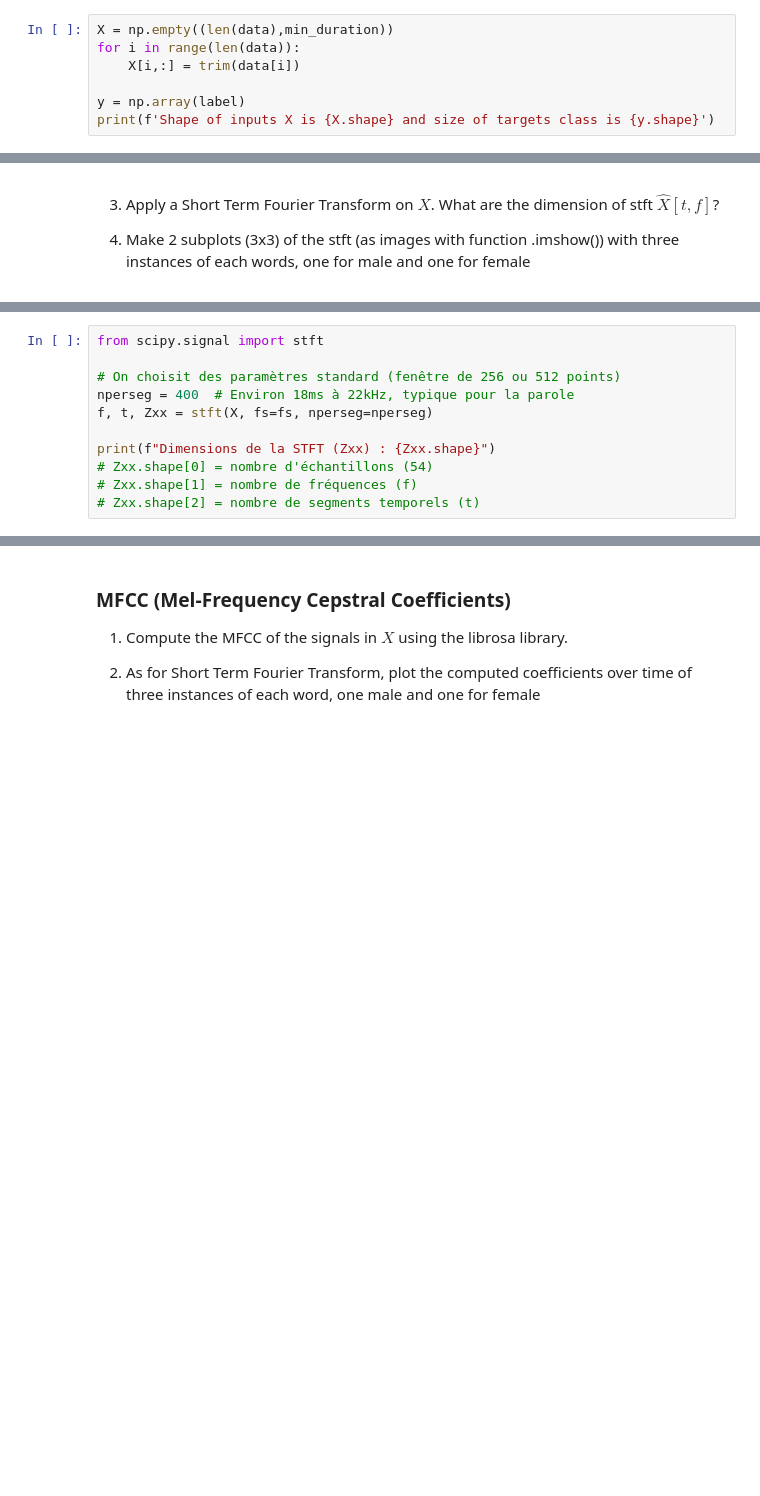
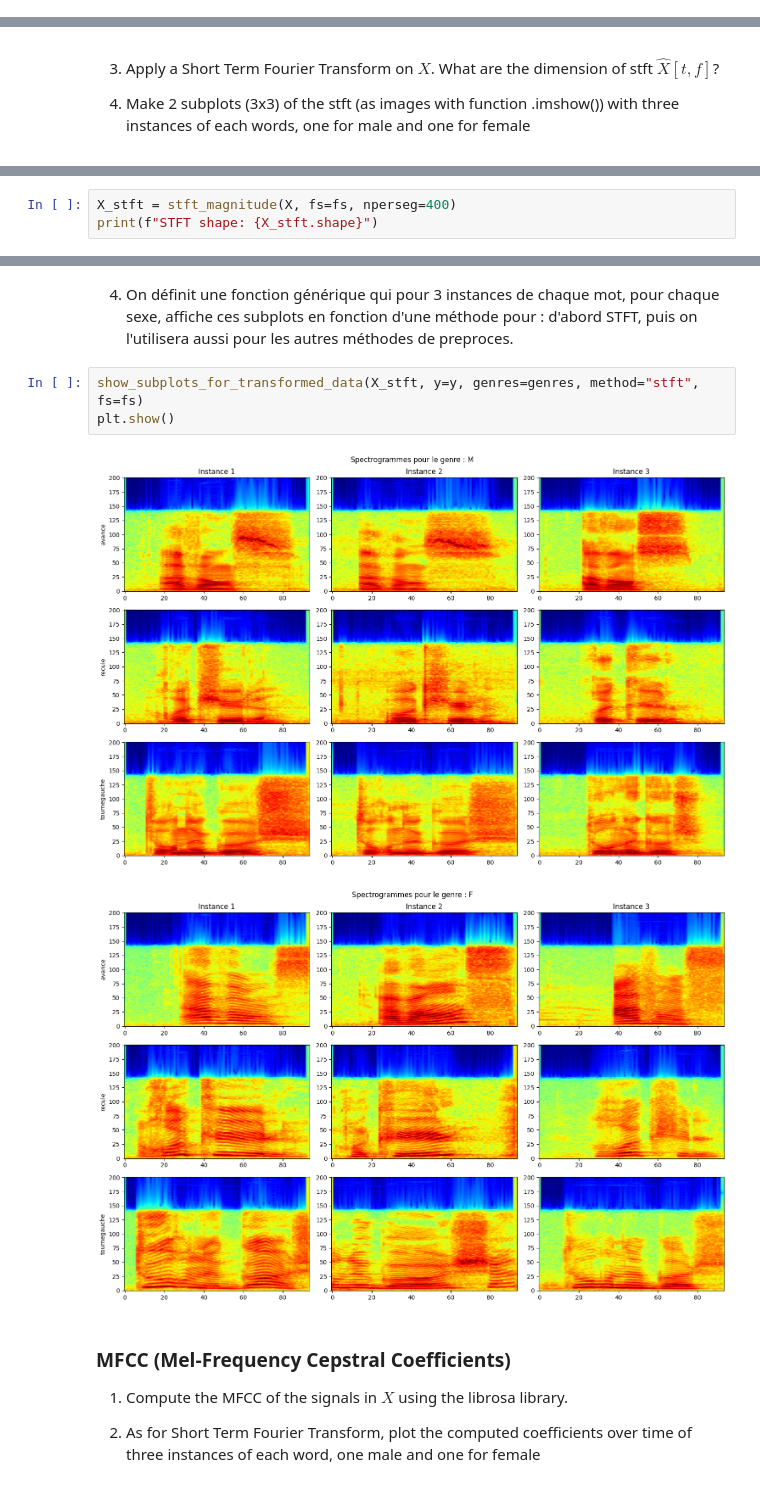
Before and after one commit to yro7/projet_ML, a Jupyter notebook: projet_fil_rouge/PROJET_RENDU.ipynb, the cells around one changed output, grey strips where cells are left out. Saved outputs shown, nothing was run; the diff lists cells and outputs as text; blank space fills up the shorter version.

```diff
--- a/projet_fil_rouge/PROJET_RENDU.ipynb
+++ b/projet_fil_rouge/PROJET_RENDU.ipynb
@@ -126,7 +85,0 @@ def trim(record):
-# %%
-X = np.empty((len(data),min_duration))
-for i in range(len(data)):
-    X[i,:] = trim(data[i])
-
-y = np.array(label)
-print(f'Shape of inputs X is {X.shape} and size of targets class is {y.shape}')
@@ -165,12 +122,4 @@ Text(0, 0.5, 'Variance expliquée cumulée')
 # %%
-from scipy.signal import stft
-
-# On choisit des paramètres standard (fenêtre de 256 ou 512 points)
-nperseg = 400  # Environ 18ms à 22kHz, typique pour la parole
-f, t, Zxx = stft(X, fs=fs, nperseg=nperseg)
-
-print(f"Dimensions de la STFT (Zxx) : {Zxx.shape}")
-# Zxx.shape[0] = nombre d'échantillons (54)
-# Zxx.shape[1] = nombre de fréquences (f)
-# Zxx.shape[2] = nombre de segments temporels (t)
+X_stft = stft_magnitude(X, fs=fs, nperseg=400)
+print(f"STFT shape: {X_stft.shape}")
 # %% [output]
@@ -237,3 +127,11 @@ show_subplots_for_transformed_data(Zxx, method="stft")
+# %% [markdown]
+4. On définit une fonction générique qui pour 3 instances de chaque mot, pour chaque sexe, affiche ces subplots en fonction d'une méthode pour : d'abord STFT, puis on l'utilisera aussi pour les autres méthodes de preproces.
+# %%
+show_subplots_for_transformed_data(X_stft, y=y, genres=genres, method="stft", fs=fs)
+plt.show()
+# %% [output]
+[figure, added]
+[figure, added]
 # %% [markdown]
 ### MFCC (Mel-Frequency Cepstral Coefficients)
 
```
Also changed, not shown: parts of 17 cells of this notebook, 1 other file.
